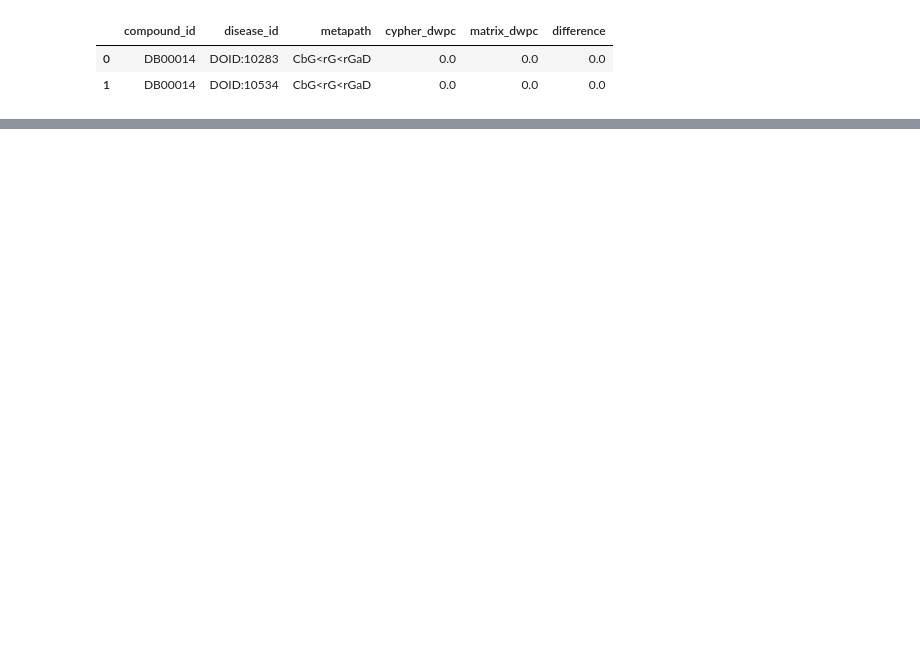
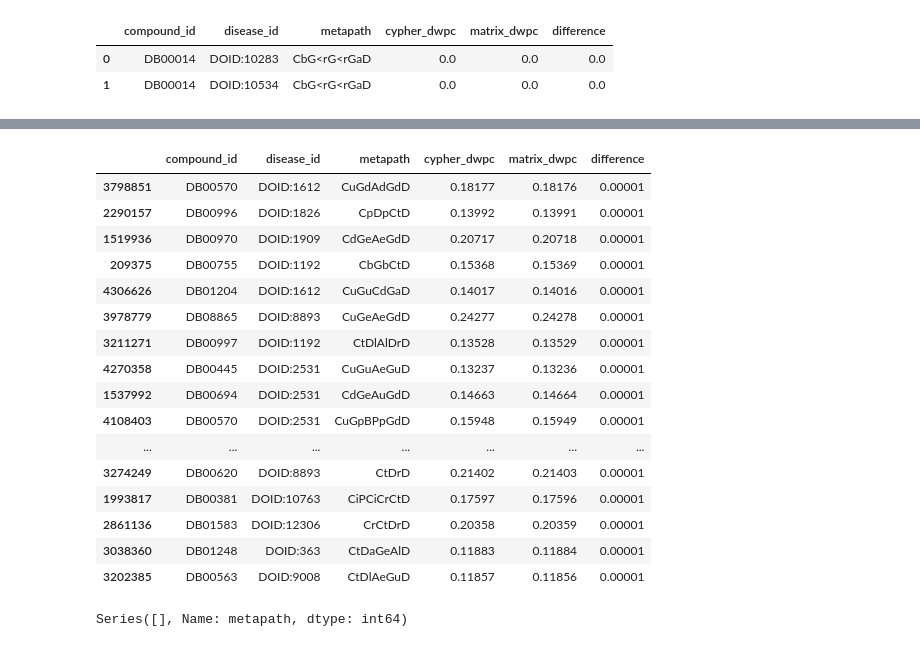
Before and after one commit to greenelab/connectivity-search-analyses, a Jupyter notebook: 6.compare-rephetio.ipynb, the cells around one changed output, grey strips where cells are left out. Cells and saved outputs as stored; diff of their text form; code cells hidden in the pictures; blank space fills up the shorter version.

```diff
--- a/6.compare-rephetio.ipynb
+++ b/6.compare-rephetio.ipynb
@@ -81,0 +50,25 @@ max(compare_df['difference'])
+# %%
+compare_df.sort_values('difference', ascending=False).head(20)
+# %% [output]
+|  | compound_id | disease_id | metapath | cypher_dwpc | matrix_dwpc | difference |
+| 3798851 | DB00570 | DOID:1612 | CuGdAdGdD | 0.18177 | 0.18176 | 0.00001 |
+| 2290157 | DB00996 | DOID:1826 | CpDpCtD | 0.13992 | 0.13991 | 0.00001 |
+| 1519936 | DB00970 | DOID:1909 | CdGeAeGdD | 0.20717 | 0.20718 | 0.00001 |
+| 209375 | DB00755 | DOID:1192 | CbGbCtD | 0.15368 | 0.15369 | 0.00001 |
+| 4306626 | DB01204 | DOID:1612 | CuGuCdGaD | 0.14017 | 0.14016 | 0.00001 |
+| 3978779 | DB08865 | DOID:8893 | CuGeAeGdD | 0.24277 | 0.24278 | 0.00001 |
+| 3211271 | DB00997 | DOID:1192 | CtDlAlDrD | 0.13528 | 0.13529 | 0.00001 |
+| 4270358 | DB00445 | DOID:2531 | CuGuAeGuD | 0.13237 | 0.13236 | 0.00001 |
+| 1537992 | DB00694 | DOID:2531 | CdGeAuGdD | 0.14663 | 0.14664 | 0.00001 |
+| 4108403 | DB00570 | DOID:2531 | CuGpBPpGdD | 0.15948 | 0.15949 | 0.00001 |
+| ... | ... | ... | ... | ... | ... | ... |
+| 3274249 | DB00620 | DOID:8893 | CtDrD | 0.21402 | 0.21403 | 0.00001 |
+| 1993817 | DB00381 | DOID:10763 | CiPCiCrCtD | 0.17597 | 0.17596 | 0.00001 |
+| 2861136 | DB01583 | DOID:12306 | CrCtDrD | 0.20358 | 0.20359 | 0.00001 |
+| 3038360 | DB01248 | DOID:363 | CtDaGeAlD | 0.11883 | 0.11884 | 0.00001 |
+| 3202385 | DB00563 | DOID:9008 | CtDlAeGuD | 0.11857 | 0.11856 | 0.00001 |
+# %%
+# Metapaths
+compare_df.query("difference > 0.01").metapath.value_counts()
+# %% [output]
+Series([], Name: metapath, dtype: int64)
```
Also changed, not shown: parts of 11 cells of this notebook, 6 other files.
